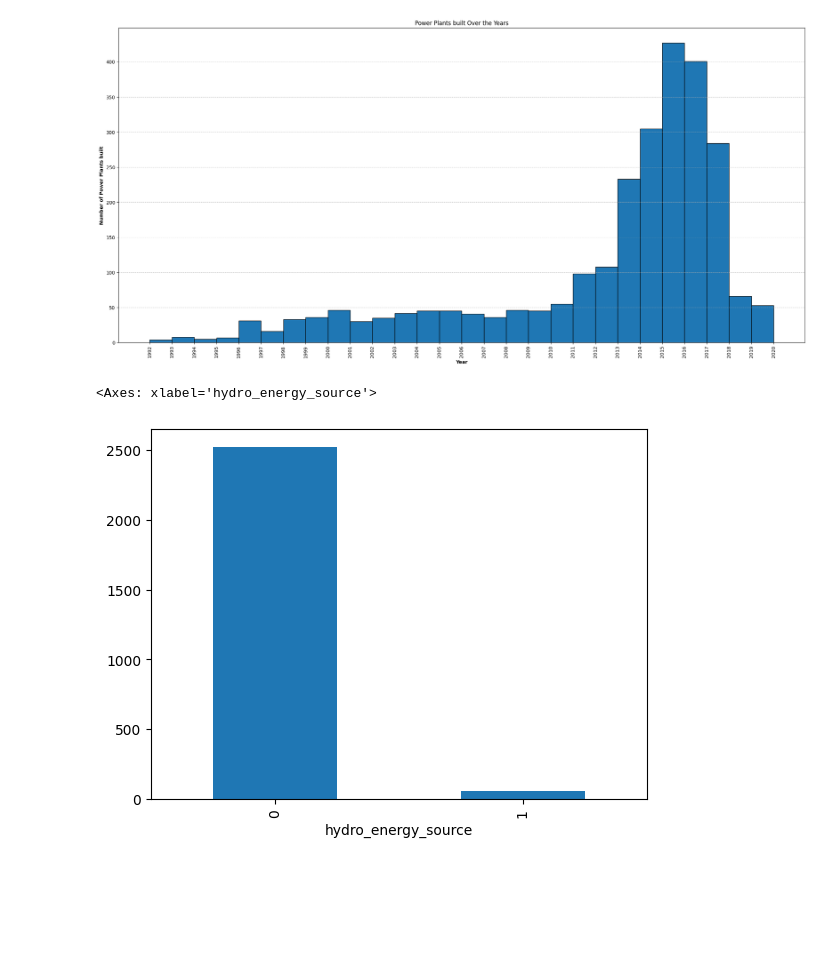
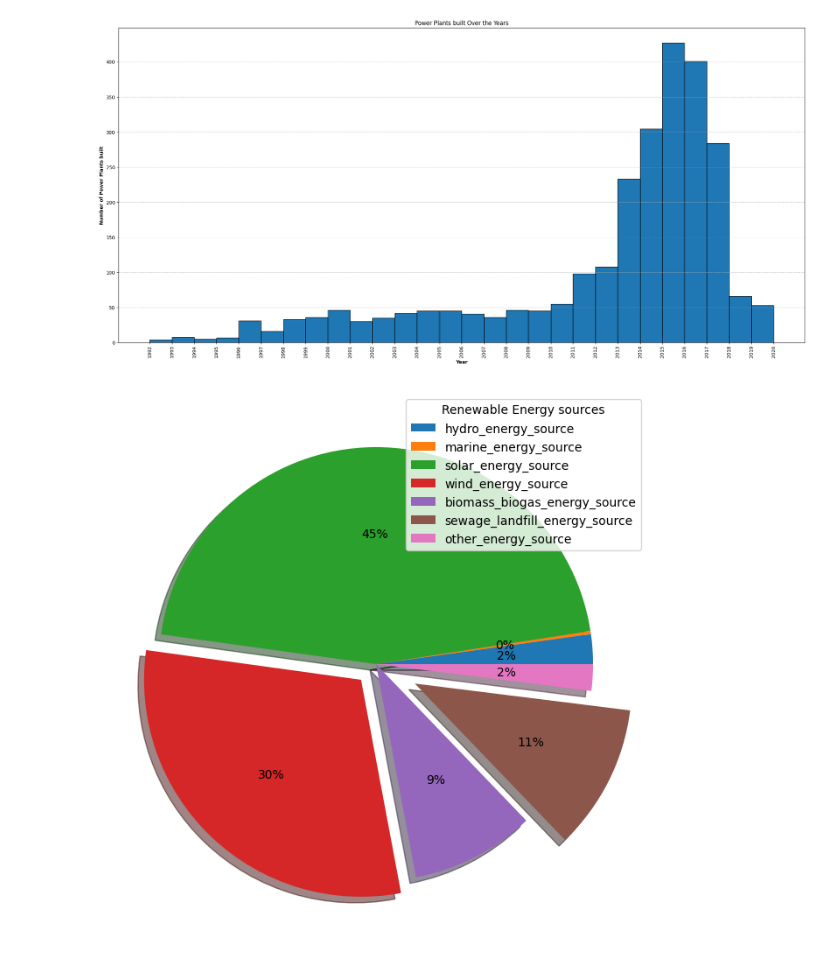
Before and after one commit to MahendraC17/Exploratory-Data-Analysis---Renewable-Power-plants-In-UK, a Jupyter notebook: EDA_renewable_power_plants.ipynb, the cells around one changed output. Drawn from its saved outputs; the diff is of its cells as text; code cells hidden in the pictures; blank space fills up the shorter version.

Commit message:
Visualising 0.3

```diff
--- a/EDA_renewable_power_plants.ipynb
+++ b/EDA_renewable_power_plants.ipynb
@@ -350,9 +350,18 @@ plt.grid(axis='y', linestyle='--', alpha=0.7)
 plt.show()
 # %% [output]
 [figure]
-# %%
-rpp_ssy['hydro_energy_source'].value_counts().plot(kind='bar')
-# sns.catplot(data=rpp_ssy['hydro_energy_source'], x="number_of_PoPl_by_years", kind="count")
-# %% [output]
-<Axes: xlabel='hydro_energy_source'>
-[figure, removed]
+# %%
+sources = ['hydro_energy_source','marine_energy_source','solar_energy_source','wind_energy_source','biomass_biogas_energy_source',
+           'sewage_landfill_energy_source','other_energy_source']
+sources_count = []
+for i in sources:
+    sources_count.append(rpp_ssy[i].value_counts()[1])
+
+legend_labels = sources
+explode = (0, 0, 0, 0.1, 0, 0.2, 0)
+fig = plt.figure(figsize=(8, 10))
+plt.pie(sources_count, explode=explode, shadow=True, autopct = '%1.0f%%')
+plt.legend(legend_labels, title='Renewable Energy sources', loc='best')
+plt.show()
+# %% [output]
+[figure, added]
```
